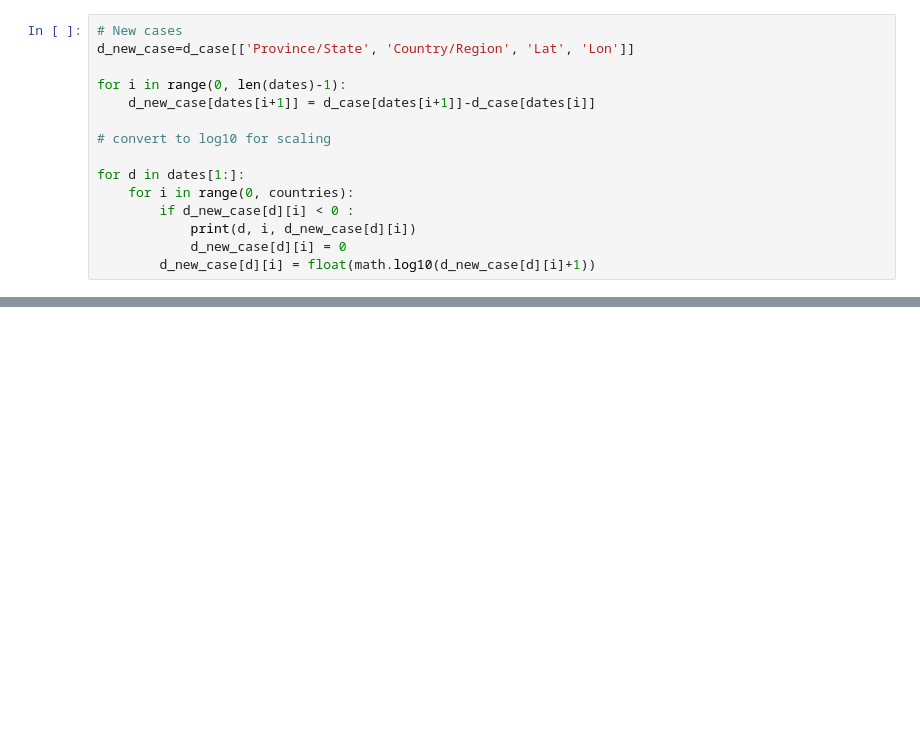
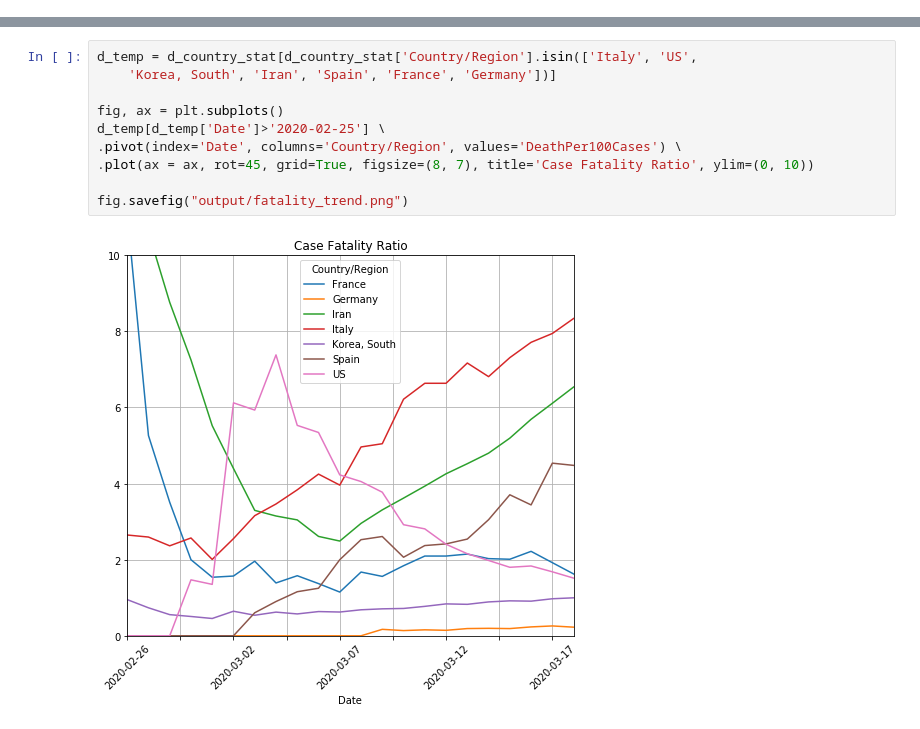
Before and after one commit to Kineviz/covid19_analysis, a Jupyter notebook: JohnsHopkinsCSSE/processCOVID-data.ipynb, the cells around one changed output, grey strips where cells are left out. Saved outputs shown, nothing was run; the diff lists cells and outputs as text; blank space fills up the shorter version.

```diff
--- a/JohnsHopkinsCSSE/processCOVID-data.ipynb
+++ b/JohnsHopkinsCSSE/processCOVID-data.ipynb
@@ -31,15 +0,0 @@ for d in dates:
-# %%
-# New cases
-d_new_case=d_case[['Province/State', 'Country/Region', 'Lat', 'Lon']]
-
-for i in range(0, len(dates)-1):
-    d_new_case[dates[i+1]] = d_case[dates[i+1]]-d_case[dates[i]]
-
-# convert to log10 for scaling
-
-for d in dates[1:]:
-    for i in range(0, countries):
-        if d_new_case[d][i] < 0 :
-            print(d, i, d_new_case[d][i])
-            d_new_case[d][i] = 0
-        d_new_case[d][i] = float(math.log10(d_new_case[d][i]+1))
@@ -448,0 +151,12 @@ NameError: name 'DateTime' is not defined
+# %%
+d_temp = d_country_stat[d_country_stat['Country/Region'].isin(['Italy', 'US',
+    'Korea, South', 'Iran', 'Spain', 'France', 'Germany'])]
+
+fig, ax = plt.subplots()
+d_temp[d_temp['Date']>'2020-02-25'] \
+.pivot(index='Date', columns='Country/Region', values='DeathPer100Cases') \
+.plot(ax = ax, rot=45, grid=True, figsize=(8, 7), title='Case Fatality Ratio', ylim=(0, 10))
+
+fig.savefig("output/fatality_trend.png")
+# %% [output]
+[figure, added]
```
Also changed, not shown: parts of 51 cells of this notebook, 10 other files.
